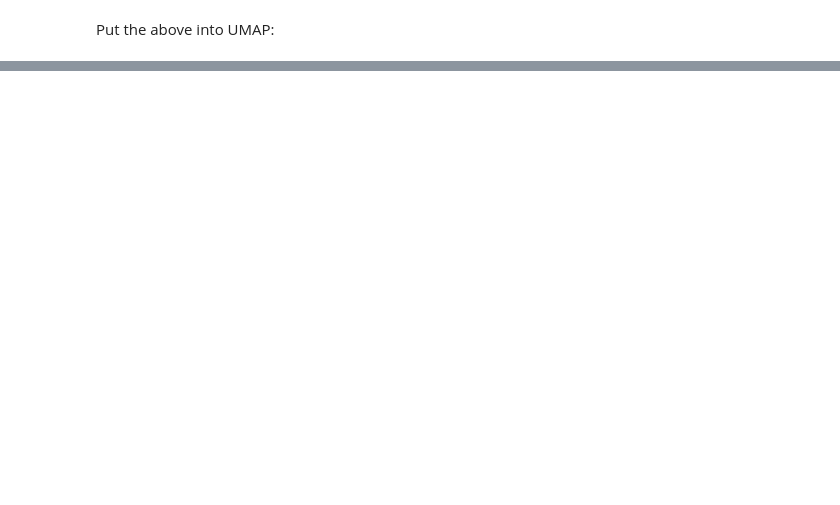
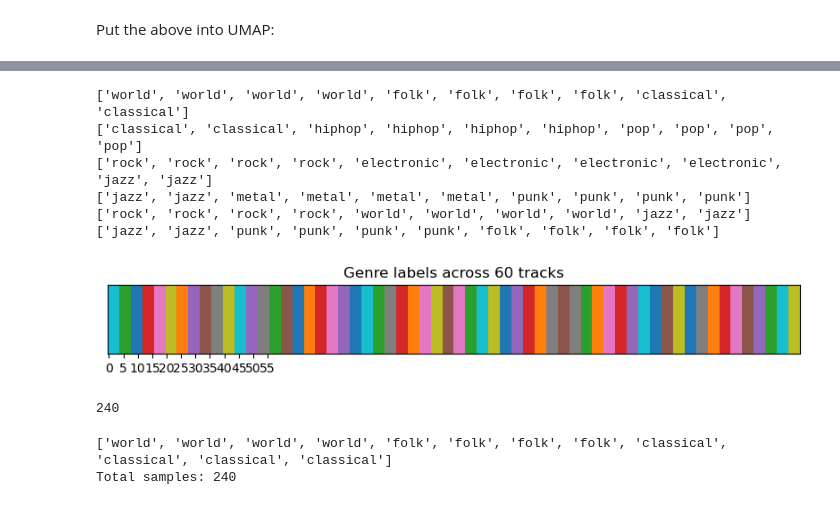
Before and after one commit to jenniarakaki/n120, a Jupyter notebook: log_regression.ipynb, the cells around one changed output, grey strips where cells are left out. Drawn from its saved outputs; the diff is of its cells as text; code cells hidden in the pictures; blank space fills up the shorter version.

```diff
--- a/log_regression.ipynb
+++ b/log_regression.ipynb
@@ -168,0 +287,22 @@ plt.show()
+# %%
+for i in range(6):
+    print(genre_labels_named[i*10:(i+1)*10])
+
+import matplotlib.pyplot as plt
+genre_encoder = LabelEncoder()
+genre_encoded = genre_encoder.fit_transform(genre_labels_named)
+plt.figure(figsize=(10, 1))
+plt.imshow(genre_encoded.reshape(1, -1), aspect='auto', cmap='tab10')
+plt.yticks([])
+plt.xticks(range(0, 60, 5))
+plt.title("Genre labels across 60 tracks")
+plt.show()
+# %% [output]
+['world', 'world', 'world', 'world', 'folk', 'folk', 'folk', 'folk', 'classical', 'classical']
+['classical', 'classical', 'hiphop', 'hiphop', 'hiphop', 'hiphop', 'pop', 'pop', 'pop', 'pop']
+['rock', 'rock', 'rock', 'rock', 'electronic', 'electronic', 'electronic', 'electronic', 'jazz', 'jazz']
+['jazz', 'jazz', 'metal', 'metal', 'metal', 'metal', 'punk', 'punk', 'punk', 'punk']
+['rock', 'rock', 'rock', 'rock', 'world', 'world', 'world', 'world', 'jazz', 'jazz']
+['jazz', 'jazz', 'punk', 'punk', 'punk', 'punk', 'folk', 'folk', 'folk', 'folk']
+[figure, added]
+240
@@ -168,0 +335,6 @@ plt.show()
+# %%
+print(genre_labels_named[:12])
+print("Total samples:", len(genre_labels_named))  # should be 240
+# %% [output]
+['world', 'world', 'world', 'world', 'folk', 'folk', 'folk', 'folk', 'classical', 'classical', 'classical', 'classical']
+Total samples: 240
```
Also changed, not shown: parts of 12 cells of this notebook.
